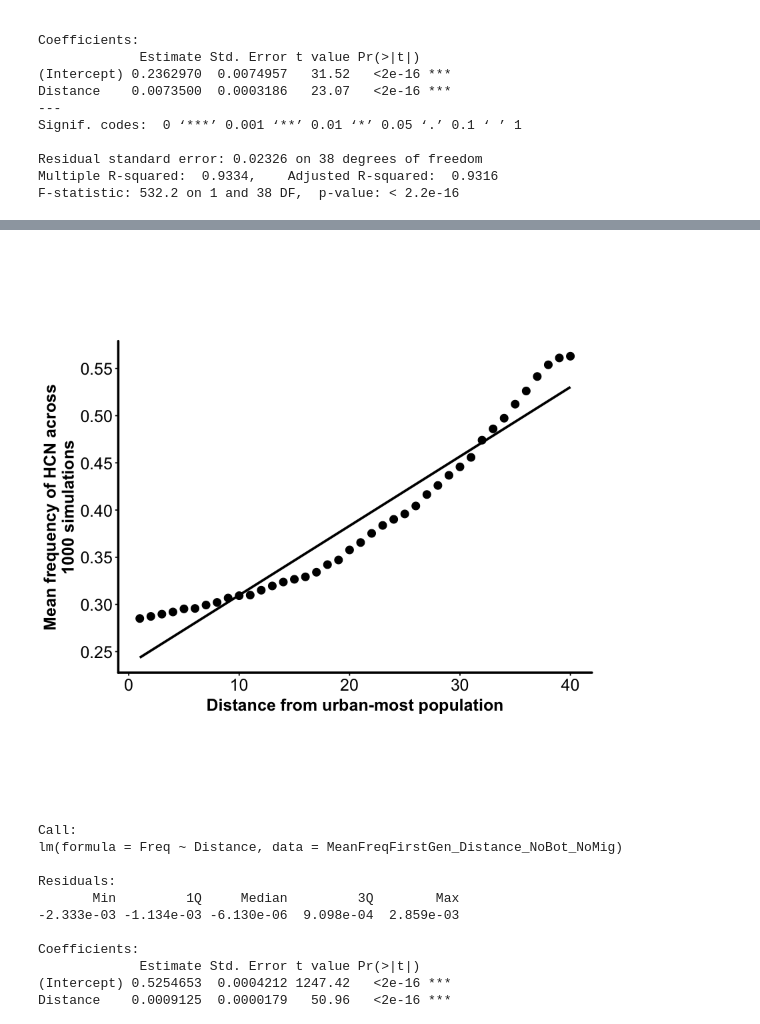
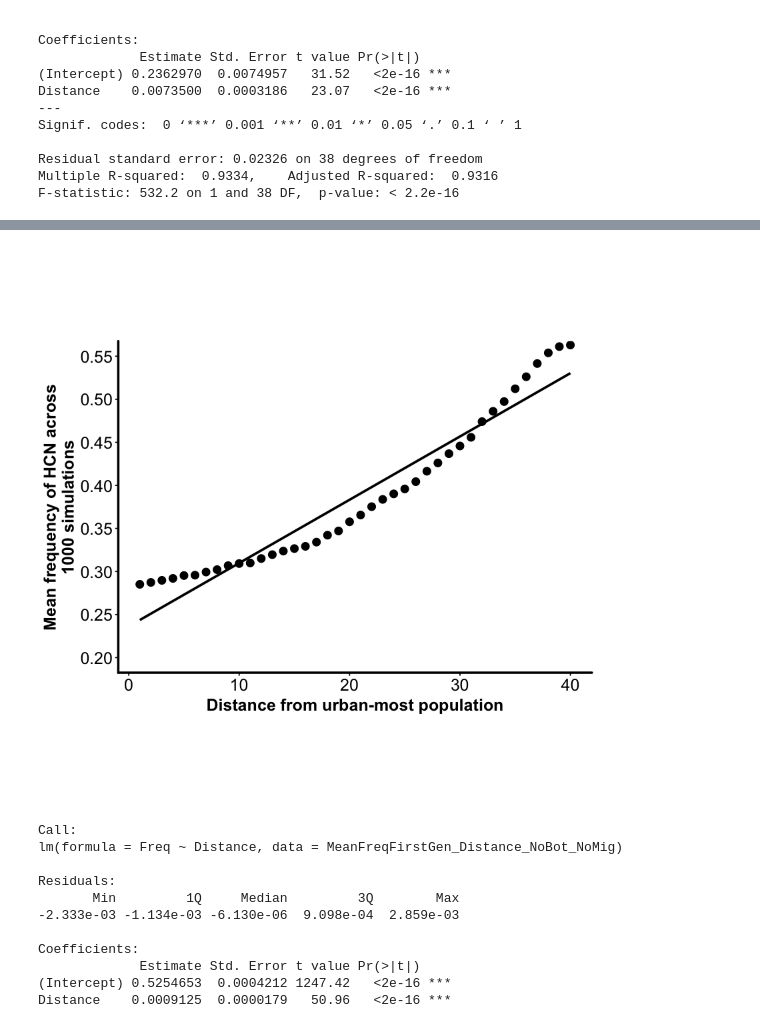
Before and after one commit to James-S-Santangelo/Simulating-Evolutionary-Clines-SEC-, a Jupyter notebook: SEC_Notebooks/R_Notebooks/oneFIll_Bottleneck.ipynb, the cells around one changed output, grey strips where cells are left out. Saved outputs shown, nothing was run; the diff lists cells and outputs as text; code cells hidden in the pictures.

```diff
--- a/SEC_Notebooks/R_Notebooks/oneFIll_Bottleneck.ipynb
+++ b/SEC_Notebooks/R_Notebooks/oneFIll_Bottleneck.ipynb
@@ -370,13 +391,13 @@ F-statistic: 532.2 on 1 and 38 DF,  p-value: < 2.2e-16
 # %%
 FreqFirstGen_InterBot_NoMig <- ggplot(MeanFreqFirstGen_Distance_InterBot_NoMig, aes(x = Distance, y = Freq)) +
     geom_point(size = 3) +
     geom_smooth(method = "lm", se = F, colour = "black", size = 1.05) +
     ylab("Mean frequency of HCN across
 1000 simulations") + xlab("Distance from urban-most population") +
-    scale_y_continuous(breaks = seq(from = 0, to = 0.55, by = 0.05)) + ng1
+    coord_cartesian(ylim = c(0.2, 0.55)) + scale_y_continuous(breaks = seq(from = 0.2, to = 0.55, by = 0.05)) + ng1
 FreqFirstGen_InterBot_NoMig
 # %% [output]
-[figure, old version]
+[figure, new version]
 # %%
 lm_FreqFirstGen_NoBot_NoMig <- lm(Freq ~ Distance, data = MeanFreqFirstGen_Distance_NoBot_NoMig)
 summary(lm_FreqFirstGen_NoBot_NoMig)
```
Also changed, not shown: parts of 10 cells of this notebook, 30 other files.
